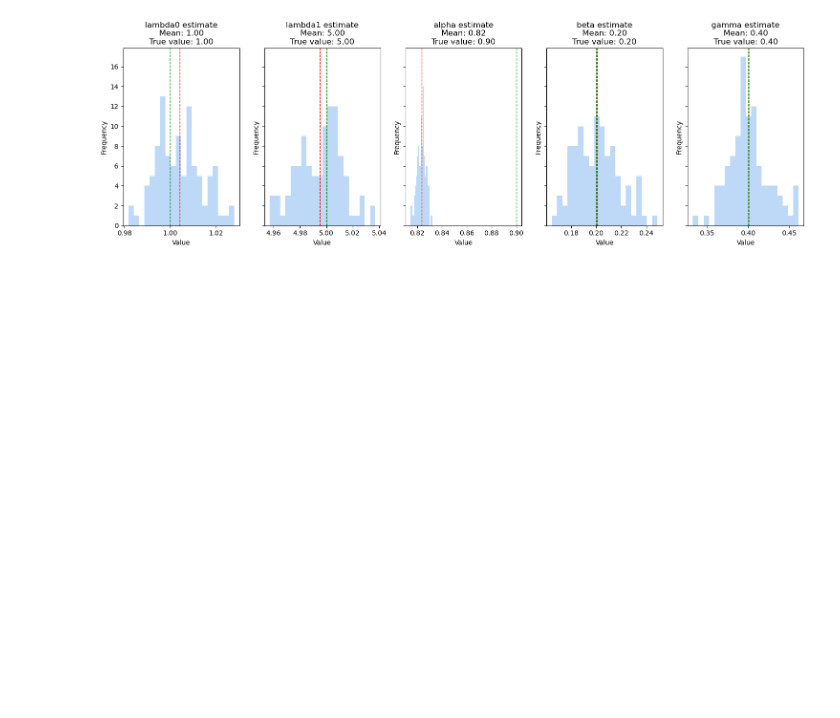
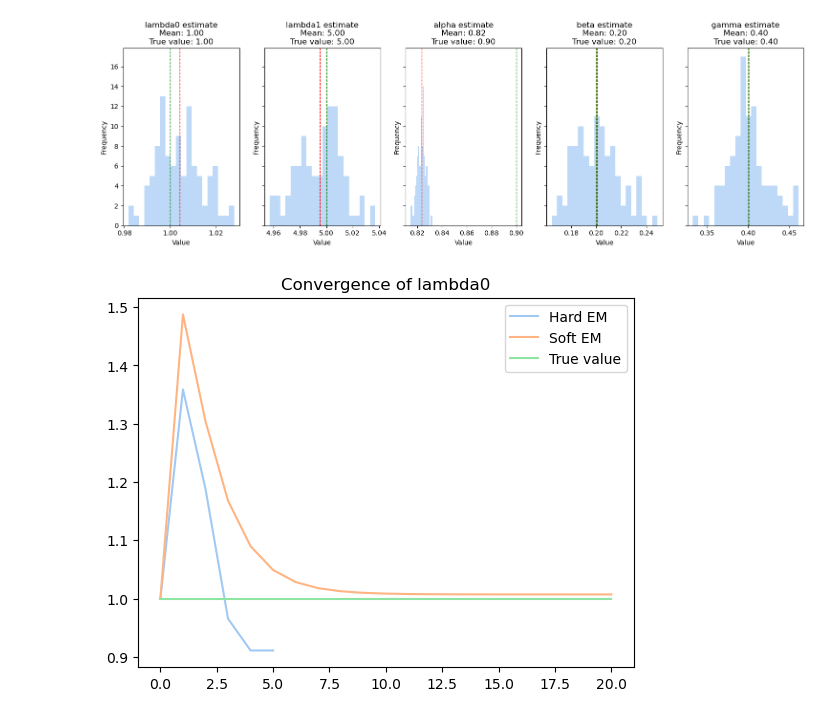
Before and after one commit to otto-groen-roepstorff/modcomp-project, a Jupyter notebook: code/master.ipynb, the cells around one changed output. Saved outputs shown, nothing was run; the diff lists cells and outputs as text; code cells hidden in the pictures; blank space fills up the shorter version.

```diff
--- a/code/master.ipynb
+++ b/code/master.ipynb
@@ -1106,3 +1106,15 @@ for i in range(N_rep):
 plot_est(par_estimates_softEM_largen, "softem_largen.png", model)
 # %% [output]
 [figure]
+# %%
+_, conv_check_hard = hardEM(model.X, initial_dic=initial_dic)
+_, conv_check_soft = softEM(model.X, initial_dic=initial_dic)
+# %%
+plt.plot(conv_check_hard[:,0], label = "Hard EM")
+plt.plot(conv_check_soft[:,0], label = "Soft EM")
+plt.plot([model.lamb0] * len(conv_check_soft[:,0]), label = "True value")
+plt.legend()
+plt.title("Convergence of lambda0")
+plt.savefig("lambda0_conv.png")
+# %% [output]
+[figure, added]
```
Also changed, not shown: parts of 8 cells of this notebook, 8 other files.
